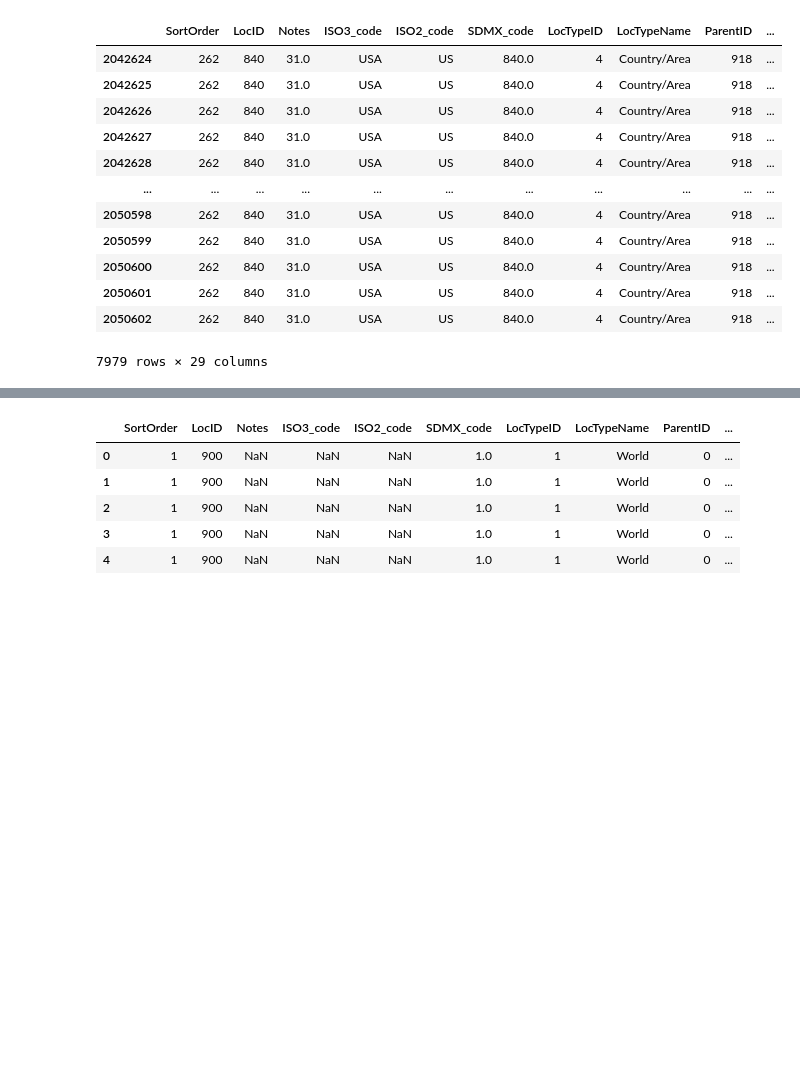
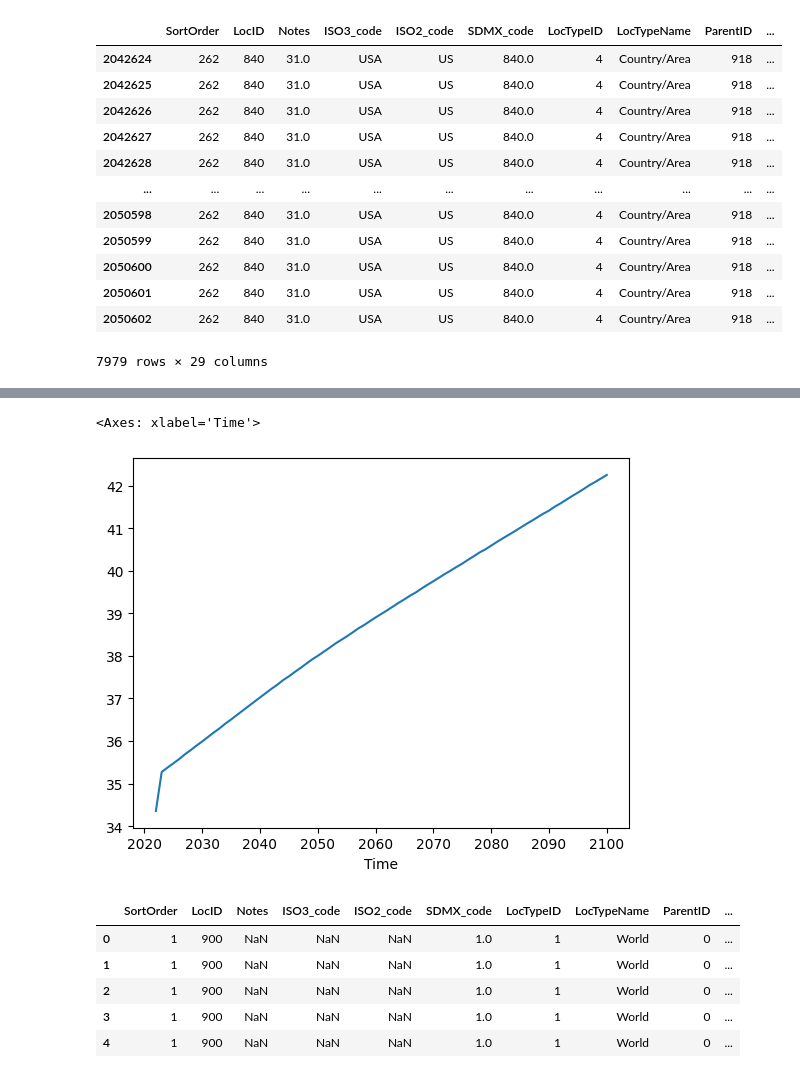
Before and after one commit to maximarbuzov/maxim, a Jupyter notebook: Untitled9.ipynb, the cells around one changed output, grey strips where cells are left out. Saved outputs shown, nothing was run; the diff lists cells and outputs as text; code cells hidden in the pictures; blank space fills up the shorter version.

```diff
--- a/Untitled9.ipynb
+++ b/Untitled9.ipynb
@@ -252,3 +263,8 @@ data3
+# %%
+data3.groupby('Time')['ex'].mean().plot()
+# %% [output]
+<Axes: xlabel='Time'>
+[figure, added]
 # %%
 data4=pd.read_csv("http://intersyn.net/Population.csv")
 # %%
```
Also changed, not shown: parts of 3 cells of this notebook.
